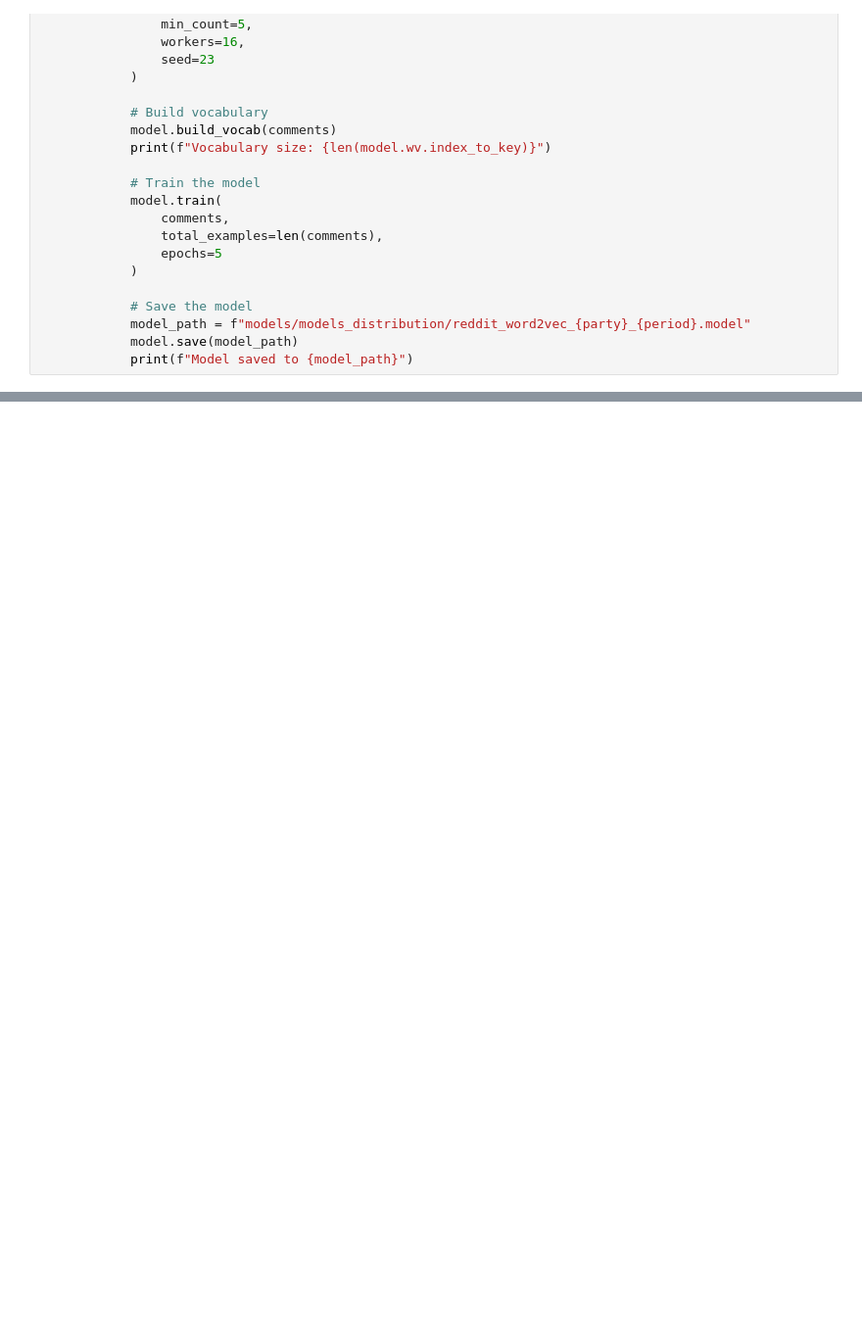
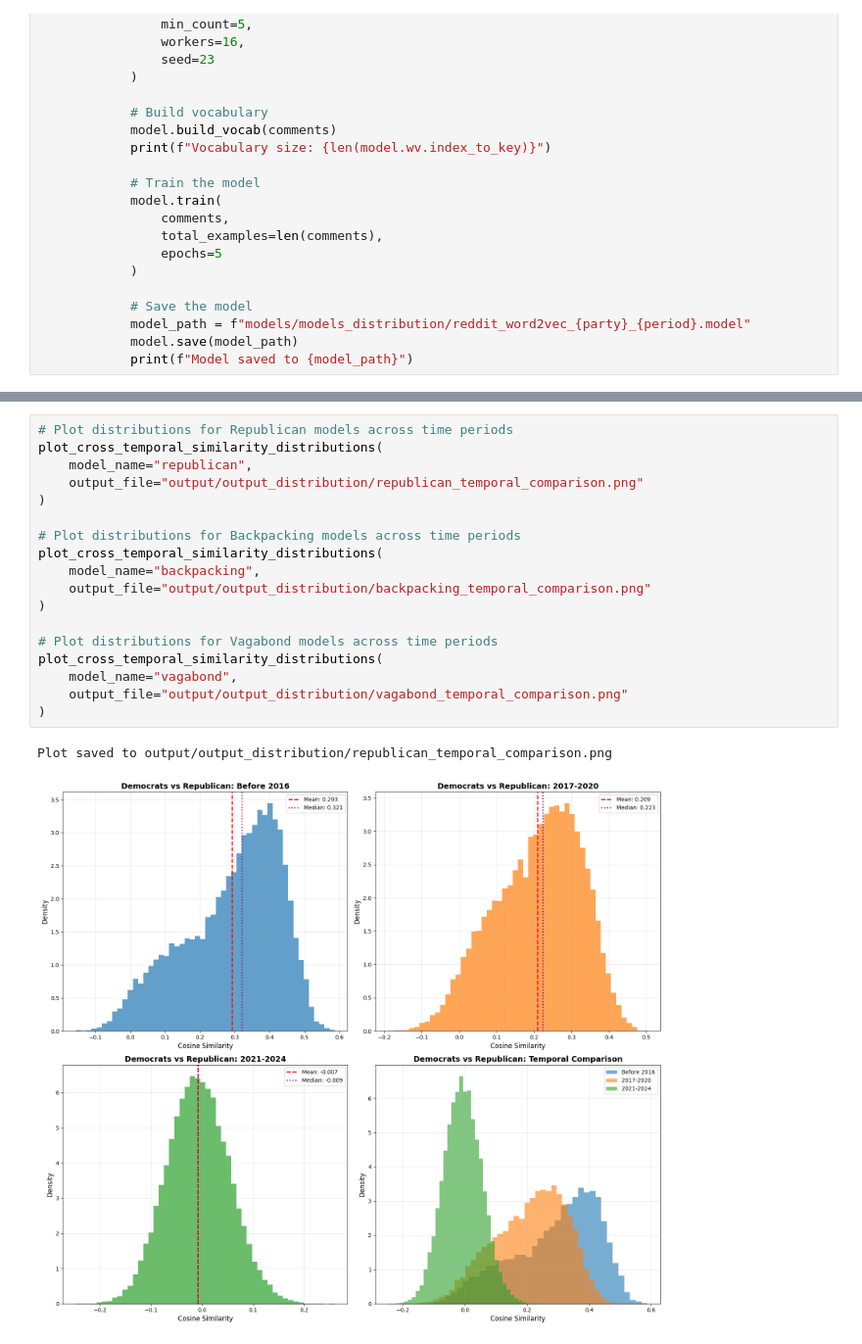
Before and after one commit to Lucas265163/Different-Word-Usage-on-Different-Subreddits, a Jupyter notebook: distribution_analysis.ipynb, the cells around one changed output, grey strips where cells are left out. Shown at 98% size. Saved outputs shown, nothing was run; the diff lists cells and outputs as text; blank space fills up the shorter version.

Commit message:
update modeling

```diff
--- a/distribution_analysis.ipynb
+++ b/distribution_analysis.ipynb
@@ -366,0 +798,21 @@ similarity_stats = analyze_similarity_distributions()
+# %%
+# Plot distributions for Republican models across time periods
+plot_cross_temporal_similarity_distributions(
+    model_name="republican",
+    output_file="output/output_distribution/republican_temporal_comparison.png"
+)
+
+# Plot distributions for Backpacking models across time periods
+plot_cross_temporal_similarity_distributions(
+    model_name="backpacking",
+    output_file="output/output_distribution/backpacking_temporal_comparison.png"
+)
+
+# Plot distributions for Vagabond models across time periods
+plot_cross_temporal_similarity_distributions(
+    model_name="vagabond",
+    output_file="output/output_distribution/vagabond_temporal_comparison.png"
+)
+# %% [output]
+Plot saved to output/output_distribution/republican_temporal_comparison.png
+[figure, added]
```
Also changed, not shown: parts of 10 cells of this notebook, 5 other files.
